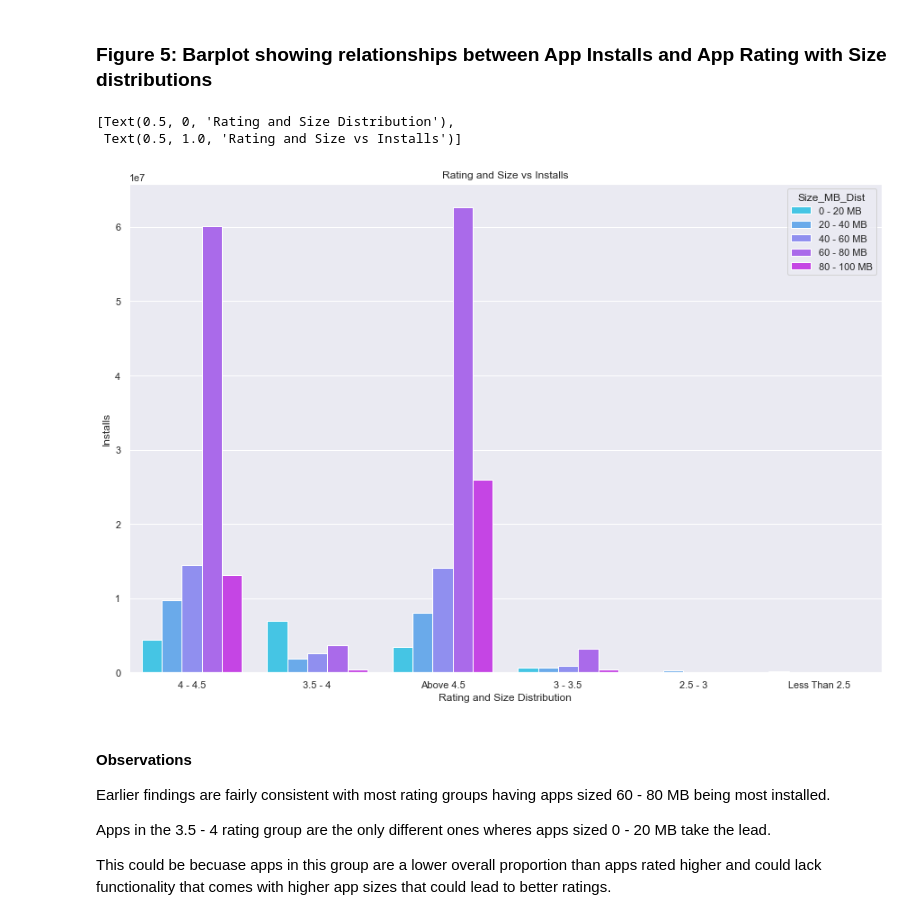
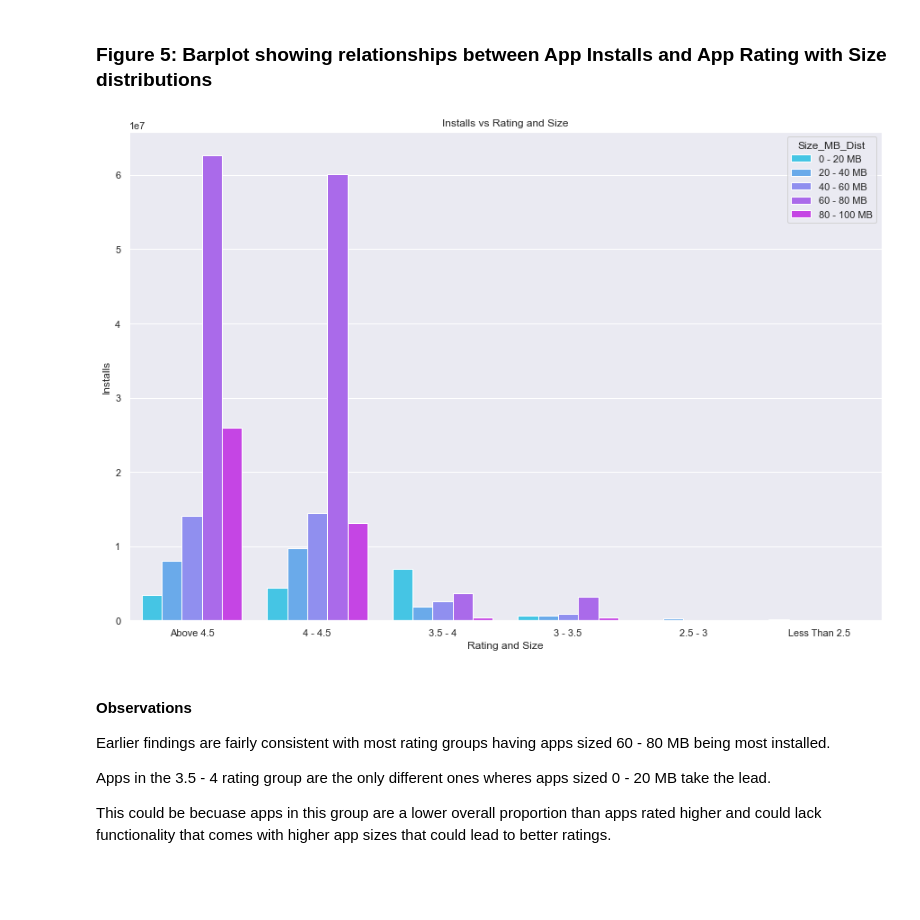
Before and after one commit to ubco-W2022T1-cosc301/project-group36, a Jupyter notebook: notebooks/analysis2.ipynb, the cells around one changed output. Drawn from its saved outputs; the diff is of its cells as text; code cells hidden in the pictures; blank space fills up the shorter version.

```diff
--- a/notebooks/analysis2.ipynb
+++ b/notebooks/analysis2.ipynb
@@ -455,17 +451,16 @@ This shows that bigger app sizes are not a limitation and people are willing to
 # %%
 sns.set(rc={"figure.figsize":(15, 10)})
 sns.barplot(
             x= 'Rating_Dist',
             y = 'Installs',
             hue = 'Size_MB_Dist',
             data = filtered,
             errorbar=None,
-            palette ='cool'
-).set(xlabel="Rating and Size Distribution", title = "Rating and Size vs Installs")
+            palette ='cool',
+            order=['Above 4.5','4 - 4.5','3.5 - 4','3 - 3.5','2.5 - 3','Less Than 2.5']
+).set(xlabel="Rating and Size", title = "Installs vs Rating and Size");
 # %% [output]
-[Text(0.5, 0, 'Rating and Size Distribution'),
- Text(0.5, 1.0, 'Rating and Size vs Installs')]
-[figure, old version]
+[figure, new version]
 # %% [markdown]
 #### Observations
 Earlier findings are fairly consistent with most rating groups having apps sized 60 - 80 MB being most installed.
```
Also changed, not shown: parts of 7 cells of this notebook, 1 other file.
